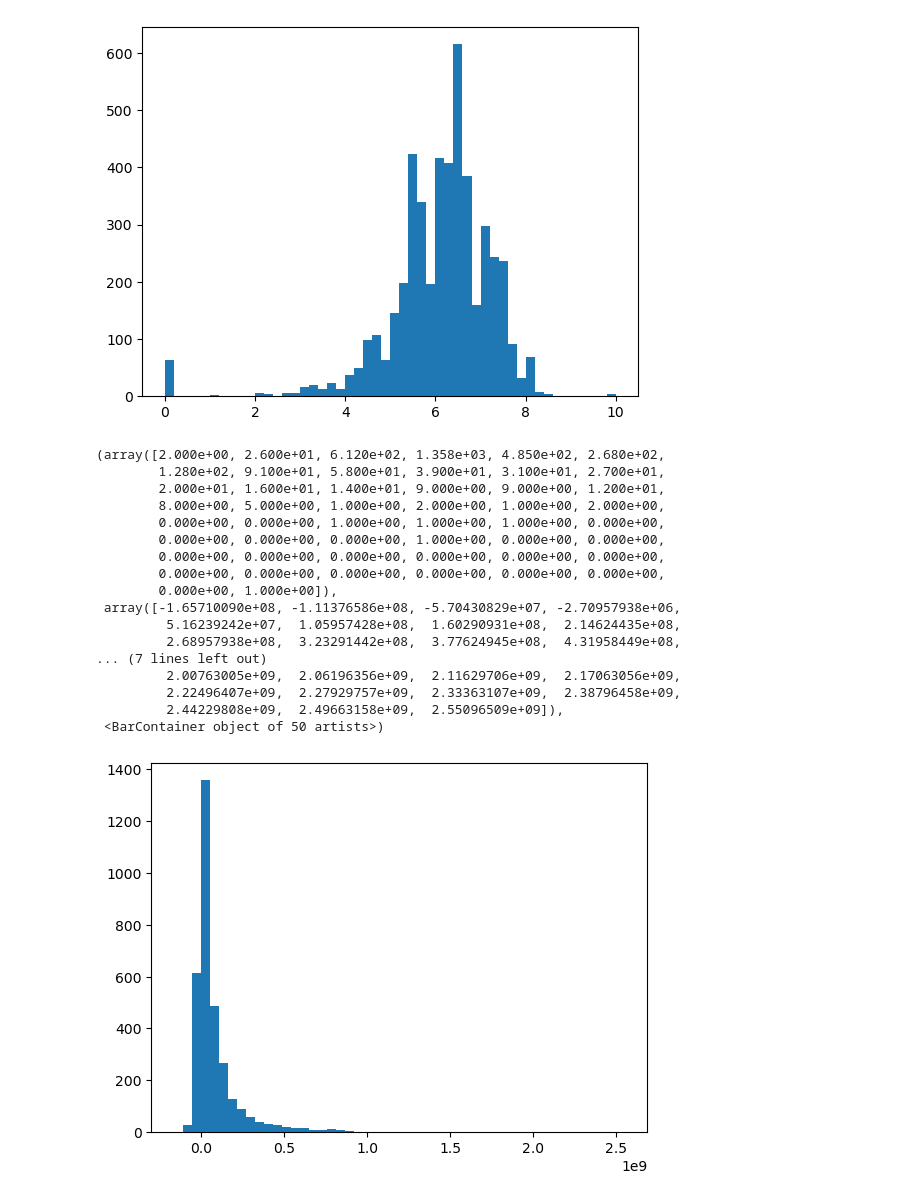
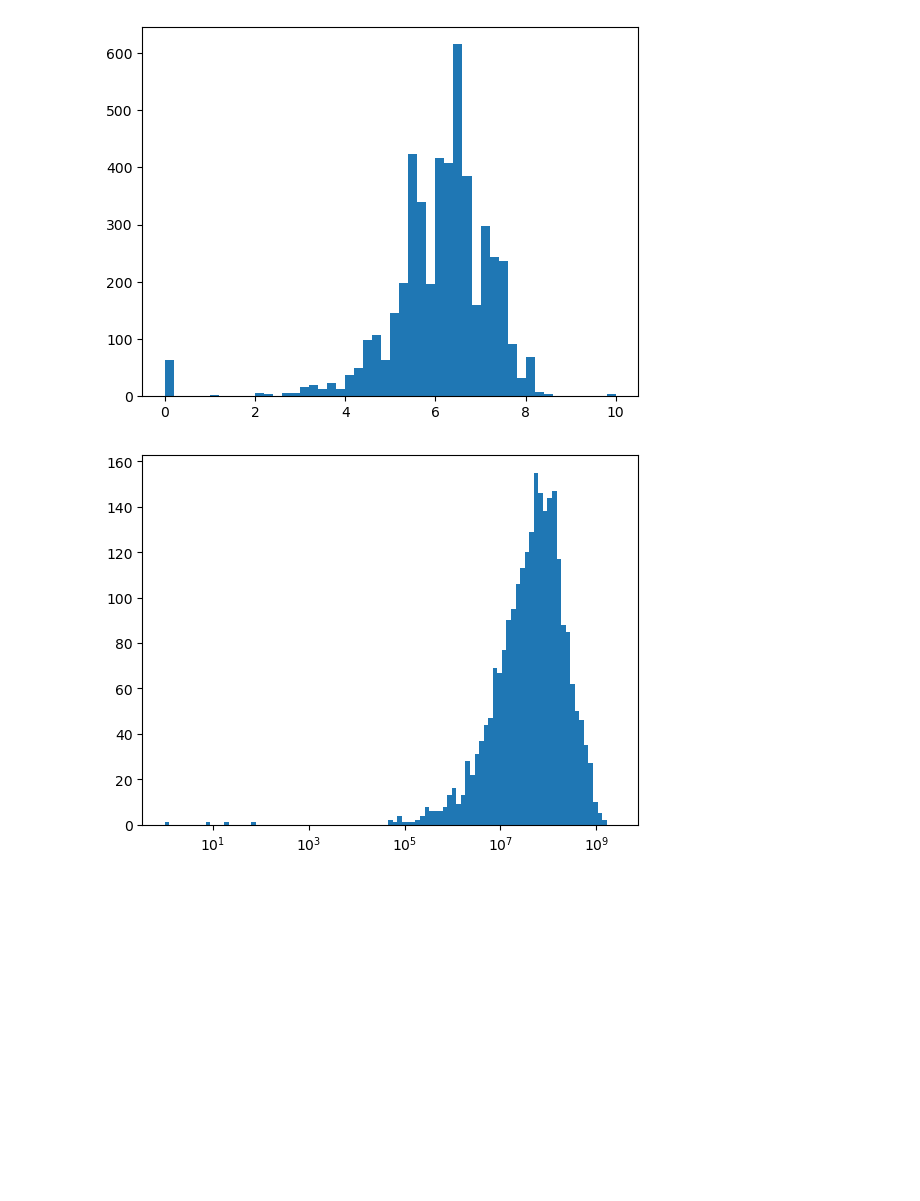
Before and after one commit to donchan7777/py-practice, a Jupyter notebook: python_DS/Matplotlib.ipynb, the cells around one changed output. Saved outputs shown, nothing was run; the diff lists cells and outputs as text; code cells hidden in the pictures; blank space fills up the shorter version.

```diff
--- a/python_DS/Matplotlib.ipynb
+++ b/python_DS/Matplotlib.ipynb
@@ -130,25 +130,10 @@ plt.show
 # %%
 fig, axes = plt.subplots()
 df = df[(df['revenue'] != 0) & (df['budget'] != 0)]
 df['profit'] = df.apply(lambda row: row['revenue'] - row['budget'], axis=1)
-axes.hist(df['profit'], bins=50)
+logbins = np.logspace(0, np.log10(df['profit'].max()), 100)
+axes.hist(df['profit'], bins=logbins)
+axes.set_xscale('log')
 # %% [output]
-(array([2.000e+00, 2.600e+01, 6.120e+02, 1.358e+03, 4.850e+02, 2.680e+02,
-        1.280e+02, 9.100e+01, 5.800e+01, 3.900e+01, 3.100e+01, 2.700e+01,
-        2.000e+01, 1.600e+01, 1.400e+01, 9.000e+00, 9.000e+00, 1.200e+01,
-        8.000e+00, 5.000e+00, 1.000e+00, 2.000e+00, 1.000e+00, 2.000e+00,
-        0.000e+00, 0.000e+00, 1.000e+00, 1.000e+00, 1.000e+00, 0.000e+00,
-        0.000e+00, 0.000e+00, 0.000e+00, 1.000e+00, 0.000e+00, 0.000e+00,
-        0.000e+00, 0.000e+00, 0.000e+00, 0.000e+00, 0.000e+00, 0.000e+00,
-        0.000e+00, 0.000e+00, 0.000e+00, 0.000e+00, 0.000e+00, 0.000e+00,
-        0.000e+00, 1.000e+00]),
- array([-1.65710090e+08, -1.11376586e+08, -5.70430829e+07, -2.70957938e+06,
-         5.16239242e+07,  1.05957428e+08,  1.60290931e+08,  2.14624435e+08,
-         2.68957938e+08,  3.23291442e+08,  3.77624945e+08,  4.31958449e+08,
-... (7 lines left out)
-         2.00763005e+09,  2.06196356e+09,  2.11629706e+09,  2.17063056e+09,
-         2.22496407e+09,  2.27929757e+09,  2.33363107e+09,  2.38796458e+09,
-         2.44229808e+09,  2.49663158e+09,  2.55096509e+09]),
- <BarContainer object of 50 artists>)
-[figure, old version]
+[figure, new version]
 # %%
```
Also changed, not shown: parts of 14 cells of this notebook, 13 other files.
